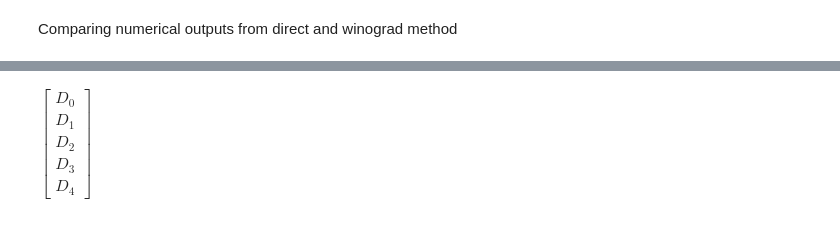
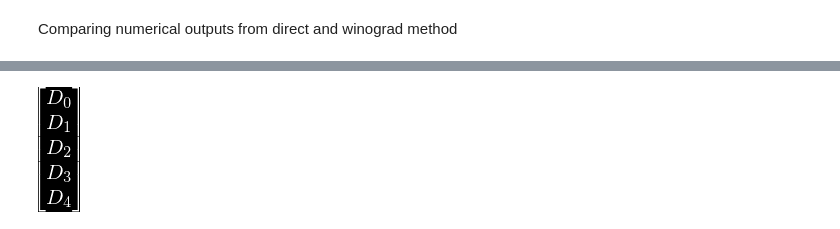
Before and after one commit to tarsioonofrio/fast-convolution-rtl, a Jupyter notebook: notebooks/blahut6.3iterated4x4-explicacao.ipynb, the cells around one changed output, grey strips where cells are left out. Drawn from its saved outputs; the diff is of its cells as text; code cells hidden in the pictures.

```diff
--- a/notebooks/blahut6.3iterated4x4-explicacao.ipynb
+++ b/notebooks/blahut6.3iterated4x4-explicacao.ipynb
@@ -197,8 +197,8 @@ $\displaystyle \left[\begin{matrix}1\\4\\10\\12\\9\end{matrix}\right]$
 # %%
 ad0s = Matrix(sy.symbols(" ".join(f"D_{i}"for i in range(len(b0)))))
-ad0
+ad0s
 # %% [output]
-$\displaystyle \left[\begin{matrix}D_{0}\\D_{1}\\D_{2}\\D_{3}\\D_{4}\end{matrix}\right]$
+[figure, added]
 # %%
 bg0s = Matrix(sy.symbols(" ".join(f"G_{i}"for i in range(len(b0)))))
 bg0s
```
Also changed, not shown: parts of 34 cells of this notebook, 4 other files.
